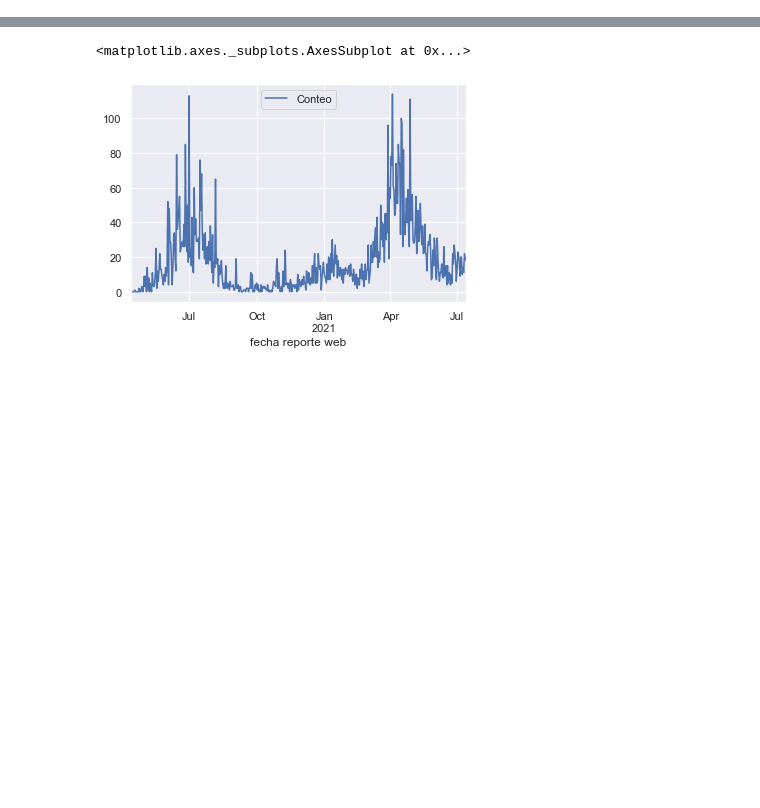
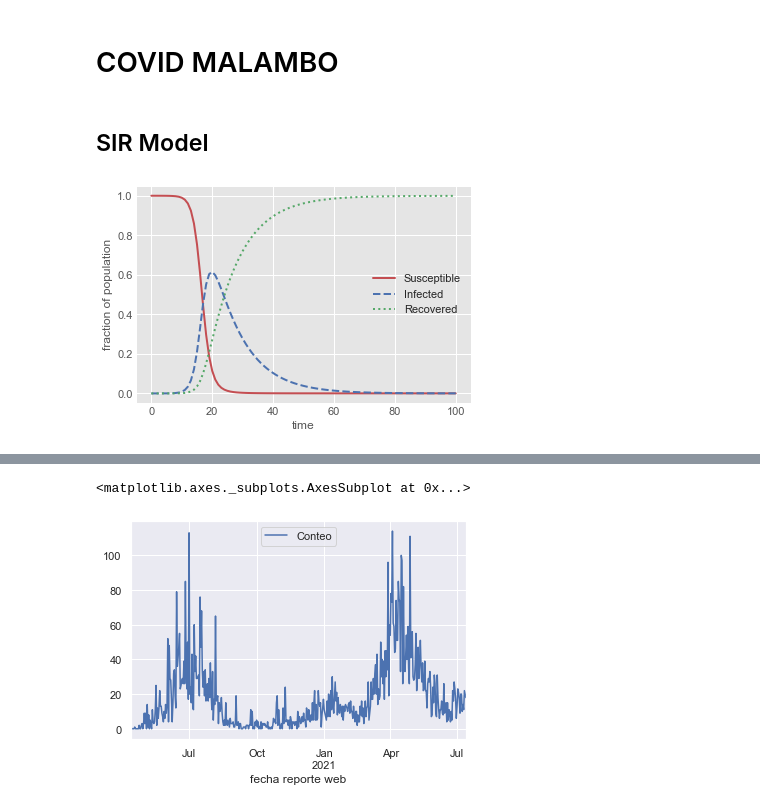
Before and after one commit to gvergaraa77/Covid_Malambo, a Jupyter notebook: Covid_Malambo.ipynb, the cells around one changed output, grey strips where cells are left out. Drawn from its saved outputs; the diff is of its cells as text; code cells hidden in the pictures; blank space fills up the shorter version.

```diff
--- a/Covid_Malambo.ipynb
+++ b/Covid_Malambo.ipynb
@@ -1,3 +1,5 @@
+# %% [markdown]
+# COVID MALAMBO
 # %%
 import pandas as pd
 import scipy.integrate as spi
@@ -13,2 +14,31 @@ sns.set()
+# %% [markdown]
+## SIR Model
+# %%
+beta=0.8
+alpha=0.1
+def model(z,t):
+    s=z[0]
+    i=z[1]
+    r=z[2]
+    dsdt=-beta*s*i
+    didt=beta*s*i-alpha*i
+    drdt=alpha*i
+    dzdt=[dsdt,didt,drdt]
+    return dzdt
+z0=[0.999992,0.000008,0]
+t=np.arange(0, 101,1)
+z=spi.odeint(model,z0,t)
+s=z[:,0]
+i=z[:,1]
+r=z[:,2]
+plt.plot(t,s,'r-',linewidth=2,label='Susceptible')
+plt.plot(t,i,'b--',linewidth=2,label='Infected')
+plt.plot(t,r,'g:',linewidth=2,label='Recovered')
+plt.xlabel('time')
+plt.ylabel('fraction of population')
+plt.legend(loc='best')
+plt.show()
+# %% [output]
+[figure, added]
 # %%
 N=1
```
Also changed, not shown: parts of 2 cells of this notebook, 1 other file.
